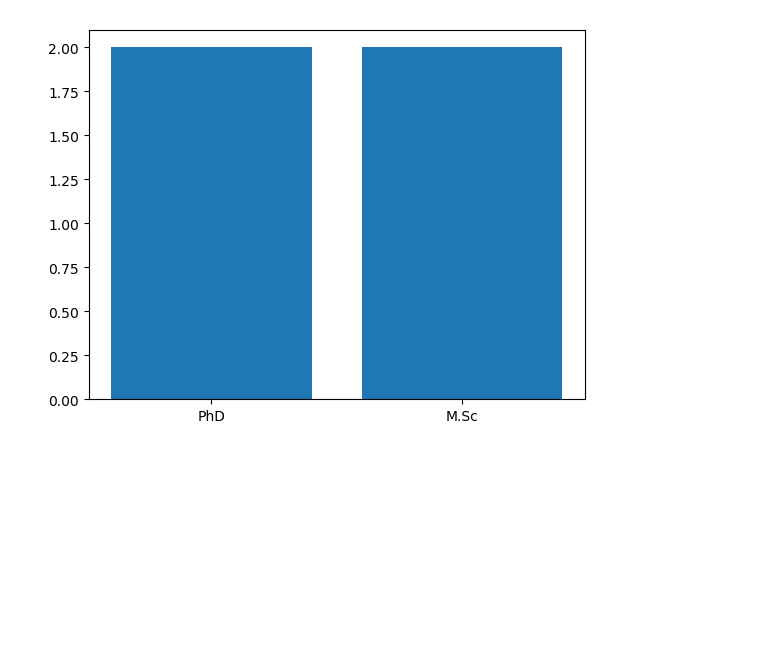
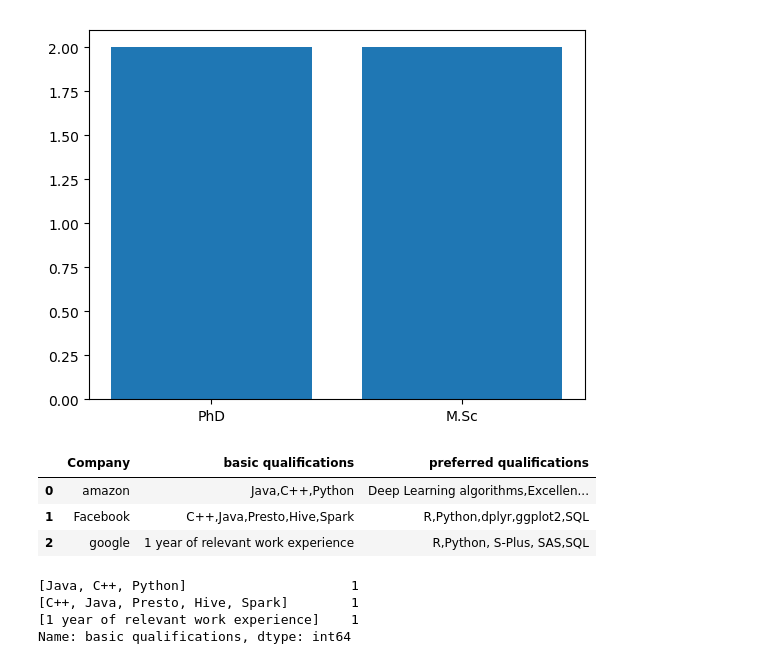
Before and after one commit to marchodl/web_scraping, a Jupyter notebook: OneDrive - Lebanese American University/Desktop/Bootcamp/project/Presentation b.ipynb, the cells around one changed output. Cells and saved outputs as stored; diff of their text form; code cells hidden in the pictures; blank space fills up the shorter version.

```diff
--- a/OneDrive - Lebanese American University/Desktop/Bootcamp/project/Presentation b.ipynb
+++ b/OneDrive - Lebanese American University/Desktop/Bootcamp/project/Presentation b.ipynb
@@ -614,0 +617,16 @@ plt.bar(d.keys(),d.values())
+# %%
+df4=pd.read_excel('DATA.xlsx')
+df4
+# %% [output]
+|  | Company | basic qualifications | preferred qualifications |
+| 0 | amazon | Java,C++,Python | Deep Learning algorithms,Excellen... |
+| 1 | Facebook | C++,Java,Presto,Hive,Spark | R,Python,dplyr,ggplot2,SQL |
+| 2 | google | 1 year of relevant work experience | R,Python, S-Plus, SAS,SQL |
+# %%
+l=df4['basic qualifications'].str.split(',').value_counts()
+l
+# %% [output]
+[Java, C++, Python]                     1
+[C++, Java, Presto, Hive, Spark]        1
+[1 year of relevant work experience]    1
+Name: basic qualifications, dtype: int64
```
Also changed, not shown: parts of 12 cells of this notebook.
